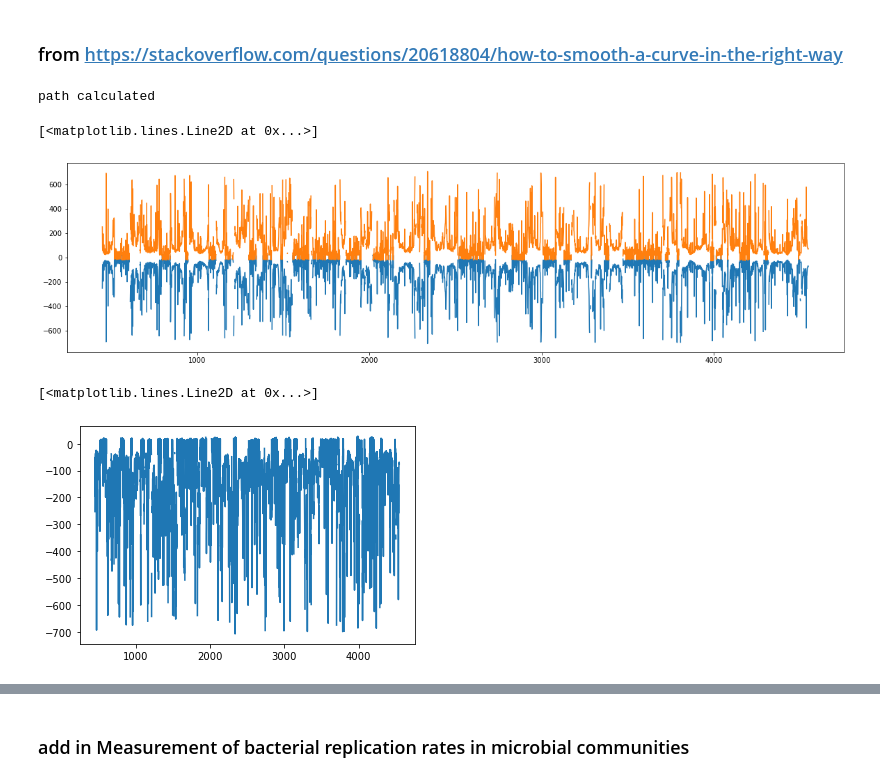
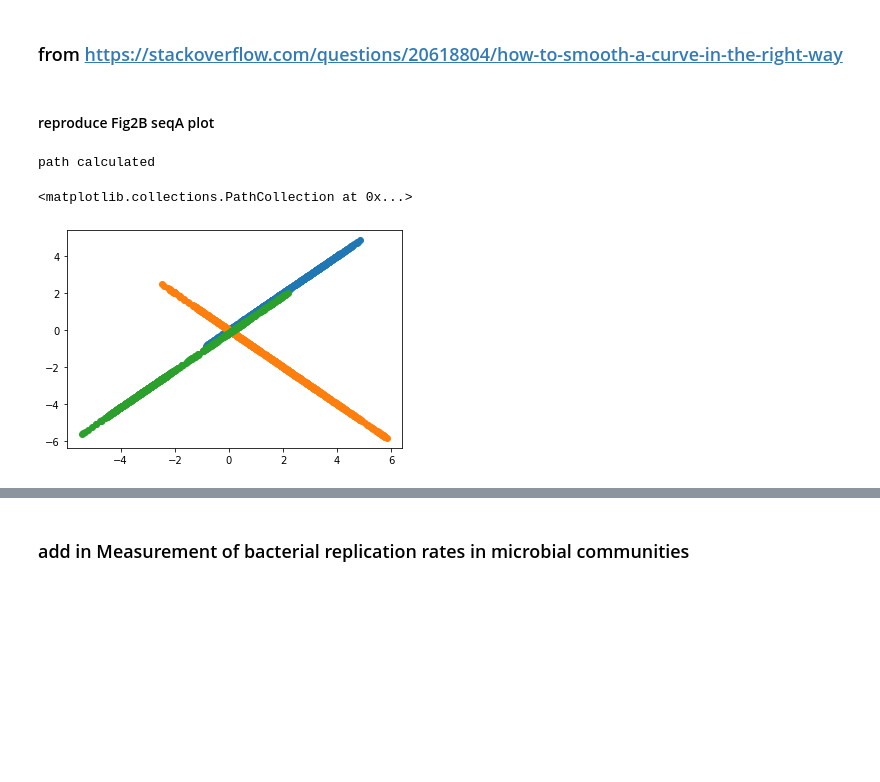
Before and after one commit to dcolinmorgan/HKU_MG, a Jupyter notebook: bactXpat.ipynb, the cells around one changed output, grey strips where cells are left out. Cells and saved outputs as stored; diff of their text form; code cells hidden in the pictures; blank space fills up the shorter version.

```diff
--- a/bactXpat.ipynb
+++ b/bactXpat.ipynb
@@ -466,0 +467,2 @@ Swave=jeff[0:5000]
+# %% [markdown]
+#### reproduce Fig2B seqA plot
@@ -467,22 +471,20 @@ Swave=jeff[0:5000]
+# %%
+igordat=pd.read_csv('run/oric/Plectoneme/igor_out.txt',sep='\t')
+dnapath=pd.read_csv('run/oric/Plectoneme/dnapath.txt',sep='\t',names=['A','B','C','tmp'])
+bp_cov=pd.read_csv('run/oric/Plectoneme/bp_cov.txt',sep='\t',names=['A','B'])
 # %%
-
-
 sys.path.insert(1, './run/oric/Plectoneme/')
 import PlectonemeCode
 importlib.reload(sys.modules['PlectonemeCode'])
 from PlectonemeCode import PlectonemeCode
 
-Sequence_angle_exp_smth,Sequence_angle_exp= PlectonemeCode(Swave)
+Sequence_angle_exp_smth,Sequence_angle_exp,DNApath= PlectonemeCode(Swave)
 #,wave['Direction (ϕB, degrees)'],wave['Wedge (θ, degrees)'],
 #                wave['Twist (degrees)'],wave['Tilt-Tilt covariance'],wave['Roll-Roll covariance'])
+plt.scatter(dnapath[0:1009].A,DNApath[1:,0])
+plt.scatter(dnapath[0:1009].B,DNApath[1:,1])
+plt.scatter(dnapath[0:1009].C,DNApath[1:,2])
 # %% [output]
 path calculated
+<matplotlib.collections.PathCollection at 0x...>
+[figure, added]
-# %%
-plt.figure(figsize=(20,5))
-plt.plot(np.arange(len(Sequence_angle_exp)),-np.log(Sequence_angle_exp))
-plt.plot(np.arange(len(Sequence_angle_exp)),np.log(Sequence_angle_exp))
-
-# plt.plot(np.arange(len(Sequence_angle_exp_smth)),Sequence_angle_exp_smth)
-# %% [output]
-[<matplotlib.lines.Line2D at 0x...>]
-[figure, removed]
@@ -494,5 +490,0 @@ Sequence_angle_exp=np.log(a)
-# %%
-plt.plot(np.arange(len(Sequence_angle_exp)),-np.log(Sequence_angle_exp))
-# %% [output]
-[<matplotlib.lines.Line2D at 0x...>]
-[figure, removed]
```
Also changed, not shown: parts of 17 cells of this notebook, 6 other files.
